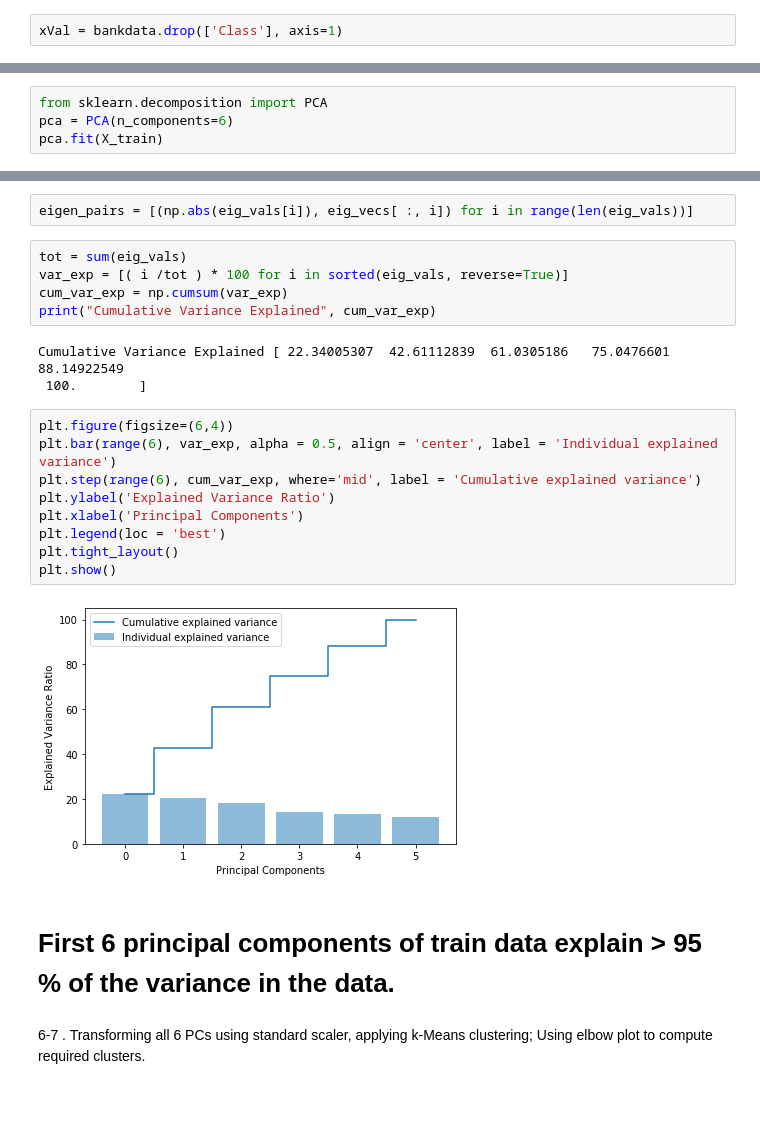
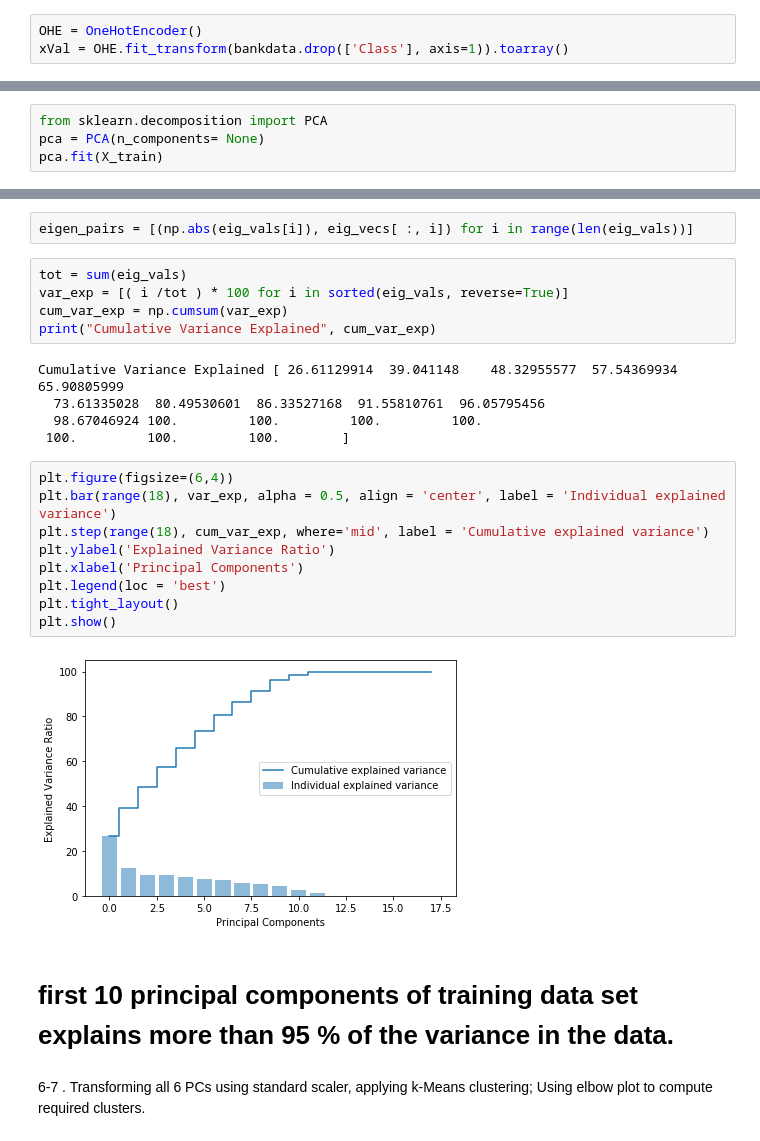
Before and after one commit to GreatLearningAIML1/bangalore-aug19-batch-tushar2211, a Jupyter notebook: Unsupervised_Learning_Qualitative_Bankruptcy_v2.ipynb, the cells around one changed output, grey strips where cells are left out. Cells and saved outputs as stored; diff of their text form; blank space fills up the shorter version.

```diff
--- a/Unsupervised_Learning_Qualitative_Bankruptcy_v2.ipynb
+++ b/Unsupervised_Learning_Qualitative_Bankruptcy_v2.ipynb
@@ -144,4 +231,5 @@ bankdata.corr()
 # %% [markdown]
 3. Storing the dependent variables to xVal and independent variable to yVal
 # %%
-xVal = bankdata.drop(['Class'], axis=1)
+OHE = OneHotEncoder()
+xVal = OHE.fit_transform(bankdata.drop(['Class'], axis=1)).toarray()
@@ -201,5 +266,5 @@ Y_test shape: (50, 1)
 # %%
 from sklearn.decomposition import PCA
-pca = PCA(n_components=6)
+pca = PCA(n_components= None)
 pca.fit(X_train)
 # %% [output]
@@ -259,21 +356,23 @@ var_exp = [( i /tot ) * 100 for i in sorted(eig_vals, reverse=True)]
 cum_var_exp = np.cumsum(var_exp)
 print("Cumulative Variance Explained", cum_var_exp)
 # %% [output]
-Cumulative Variance Explained [ 22.34005307  42.61112839  61.0305186   75.0476601   88.14922549
- 100.        ]
+Cumulative Variance Explained [ 26.61129914  39.041148    48.32955577  57.54369934  65.90805999
+  73.61335028  80.49530601  86.33527168  91.55810761  96.05795456
+  98.67046924 100.         100.         100.         100.
+ 100.         100.         100.        ]
 # %%
 plt.figure(figsize=(6,4))
-plt.bar(range(6), var_exp, alpha = 0.5, align = 'center', label = 'Individual explained variance')
-plt.step(range(6), cum_var_exp, where='mid', label = 'Cumulative explained variance')
+plt.bar(range(18), var_exp, alpha = 0.5, align = 'center', label = 'Individual explained variance')
+plt.step(range(18), cum_var_exp, where='mid', label = 'Cumulative explained variance')
 plt.ylabel('Explained Variance Ratio')
 plt.xlabel('Principal Components')
 plt.legend(loc = 'best')
 plt.tight_layout()
 plt.show()
 # %% [output]
-[figure, old version]
+[figure, new version]
 # %% [markdown]
-# First 6 principal components of train data explain > 95 % of the variance in the data.
+# first 10 principal components of training data set explains more than 95 % of the variance in the data.
 # %% [markdown]
 6-7 . Transforming all 6 PCs using standard scaler, applying k-Means clustering;
 Using elbow plot to compute required clusters.
```
Also changed, not shown: parts of 43 cells of this notebook.
